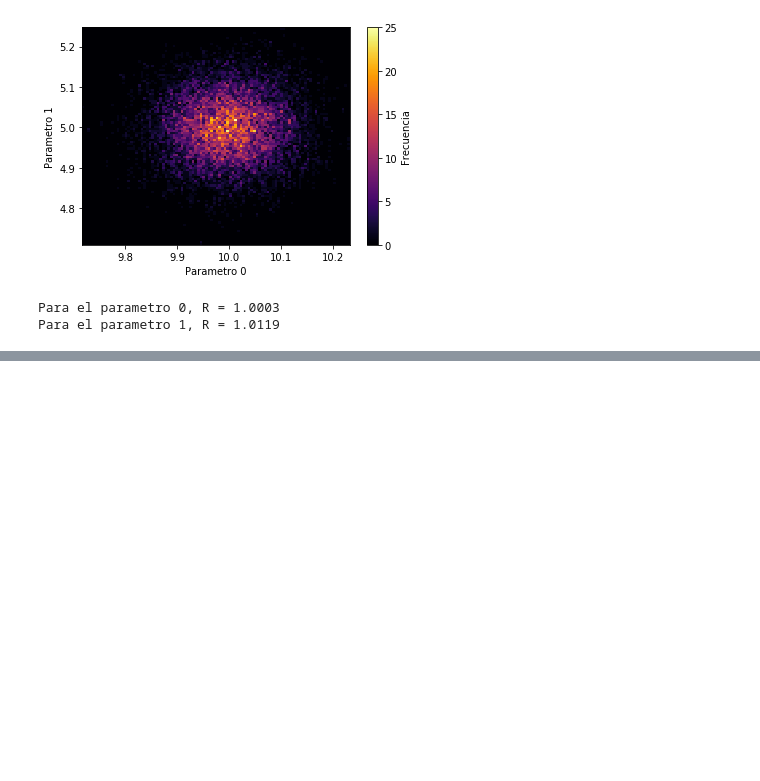
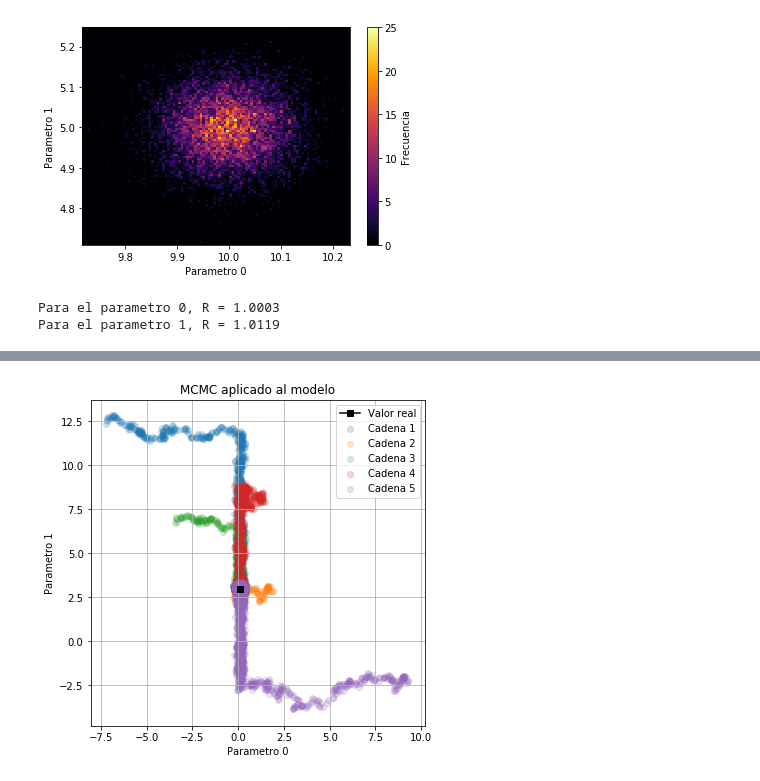
Before and after one commit to DCIDA2019/da2020-GabrielMissael, a Jupyter notebook: Semana10_casa/Actividad_semana10.ipynb, the cells around one changed output, grey strips where cells are left out. Drawn from its saved outputs; the diff is of its cells as text; code cells hidden in the pictures; blank space fills up the shorter version.

```diff
--- a/Semana10_casa/Actividad_semana10.ipynb
+++ b/Semana10_casa/Actividad_semana10.ipynb
@@ -455,0 +461,15 @@ Por hacer:
+# %%
+matrix0a = pd.read_csv("../datos/Supernova/data/jla_v0a_covmatrix.dat", sep=" ").to_numpy().reshape(740, 740)
+matrix0b = pd.read_csv("../datos/Supernova/data/jla_v0b_covmatrix.dat", sep=" ").to_numpy().reshape(740, 740)
+matrixv0 = pd.read_csv("../datos/Supernova/data/jla_v0_covmatrix.dat", sep=" ").to_numpy().reshape(740, 740)
+matrixvab = pd.read_csv("../datos/Supernova/data/jla_vab_covmatrix.dat", sep=" ").to_numpy().reshape(740, 740)
+matrixva = pd.read_csv("../datos/Supernova/data/jla_va_covmatrix.dat", sep=" ").to_numpy().reshape(740, 740)
+matrixvb = pd.read_csv("../datos/Supernova/data/jla_vb_covmatrix.dat", sep=" ").to_numpy().reshape(740, 740)
+
+matrix = matrix0a + matrix0b + matrixv0 + matrixvab + matrixva + matrixvb
+matrix_inv = np.linalg.inv(matrix)
+
+error = np.zeros(740)
+
+for i in range(740):
+    error[i] = np.sqrt(matrix[i][i])
@@ -455,0 +572,28 @@ Por hacer:
+# %%
+np.random.seed(200)
+n_cadenas = 5
+
+#Parametros y sus desviaciones
+w_real = [0.1, 3, -19, 0.5]
+des_w = [0.1, 0.1, 0.1, 0.1]
+
+#Construimos la recta:
+x = np.array(supernova)
+y = mu(supernova, w_real)
+
+#Generamos los puntos iniciales de manera alatoria cerca de los valores conocidos
+w_iniciales = []
+rango = 5
+for i in range(n_cadenas):
+    w_iniciales.append([])
+    for j in range(len(w_real)):
+        w_iniciales[i].append(rango*np.random.randn()+w_real[j])
+
+
+#Aplicamos el mcmc
+cadenas = montecarlo_mc(N = n_cadenas, datos = supernova, desviacion_teoria = error, teoria = y,
+                       modelo = mu_aux, desviacion_parametros = des_w, p_old = w_iniciales, n_pasos = 5000)
+# %%
+ver_cadenas(cadenas = cadenas[0:5], i_parametro = [0,1], p_reales = w_real)
+# %% [output]
+[figure, added]
```
Also changed, not shown: parts of 19 cells of this notebook.
